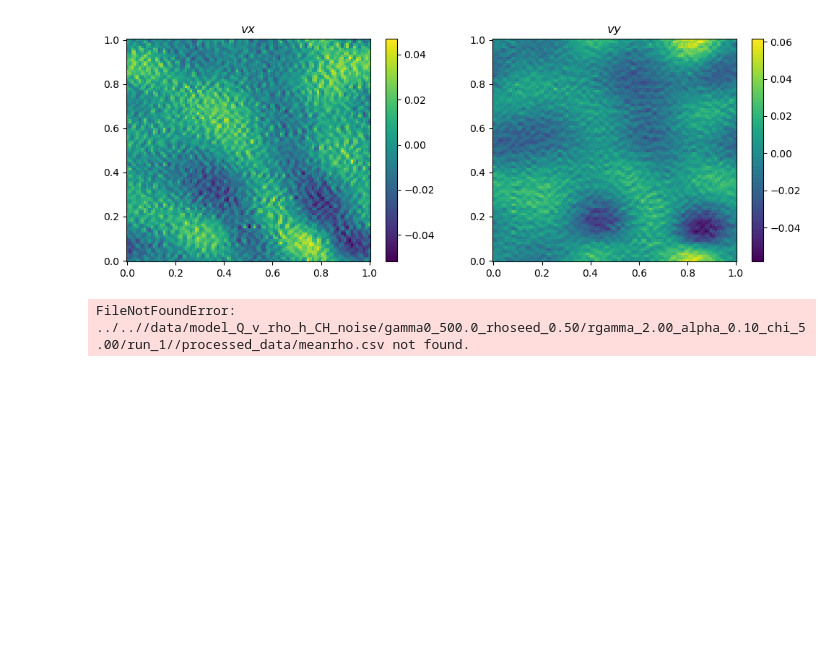
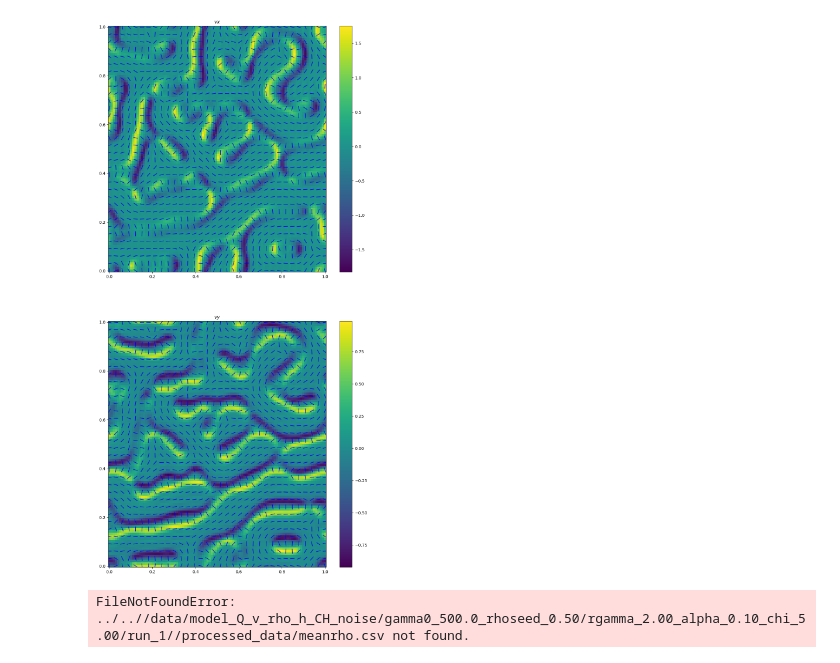
Before and after one commit to toshi-physics/myPSS-friction, a Jupyter notebook: analysis/model_Q_v_rho_heaviside/display_model_Q_v_rho_heaviside.ipynb, the cells around one changed output. Saved outputs shown, nothing was run; the diff lists cells and outputs as text; code cells hidden in the pictures; blank space fills up the shorter version.

```diff
--- a/analysis/model_Q_v_rho_heaviside/display_model_Q_v_rho_heaviside.ipynb
+++ b/analysis/model_Q_v_rho_heaviside/display_model_Q_v_rho_heaviside.ipynb
@@ -2,19 +2,20 @@
 import numpy as np
 from matplotlib import pyplot as plt
 import json, os
+plt.style.use("./tplot.mplstyle")
 # %%
-run = 1
-Gamma0  = 5000.00
-rhoseed = 0.9 #0.9#0.16
-rgamma  = 2.0
+run = 2
+Gamma0  = 500.00
+rhoseed = 2.5 #0.9#0.16
+rgamma  = 1.0
 gammaxx = 1.0
 gammayy = gammaxx*rgamma
 
 alpha = 0.1
 chi = 0
 
-ddir = '/data' #'/new_drho_uniform_data'
-model = '/model_Q_v_rho_h_CH_noise' #
+ddir = '/data' #'/new_drho_data'#
+model = '/model_no_chi_no_growth_Q_noise_test' # '/model_Q_v_rho_h2'#
 
 pdir = '../../'+ddir+model+'/gamma0_{:1.1f}_rhoseed_{:1.2f}/rgamma_{:1.2f}_alpha_{:1.2f}_chi_{:1.2f}/run_{:d}/'.format(Gamma0, rhoseed, rgamma, alpha, chi, run)
 
@@ -84,9 +85,9 @@ plt.show()
 # %%
-fig, ax=plt.subplots(figsize=(12,4),ncols=2)
+fig, ax=plt.subplots(figsize=(12,24),nrows=2)
 #colors = ['#c1272d', '#eecc16','#008176','#0000a7']
 #cmap1 = LinearSegmentedColormap.from_list("mycmap", colors)
 
-n=427
+n=750
 
 Qxx = np.loadtxt(datadir+'Qxx.csv.{:d}'.format(n), delimiter=',')
 Qxy = np.loadtxt(datadir+'Qxy.csv.{:d}'.format(n), delimiter=',')
@@ -107,5 +108,6 @@ fig.colorbar(plot1[0], ax=ax[0])
 fig.colorbar(plot2[0], ax=ax[1])
 ax[0].set_title(r"$ S $")
 ax[1].set_title(r"$ Vorticity $")
+plt.savefig('extensile_no_lambda.svg')
 plt.show()
 # %% [output]
@@ -114,19 +117,25 @@ plt.show()
 # %%
-n=346
+n=188
 vx = np.loadtxt(datadir+'vx.csv.{:d}'.format(n), delimiter=',')
 vy = np.loadtxt(datadir+'vy.csv.{:d}'.format(n), delimiter=',')
+Qxx = np.loadtxt(datadir+'Qxx.csv.{:d}'.format(n), delimiter=',')
+Qxy = np.loadtxt(datadir+'Qxy.csv.{:d}'.format(n), delimiter=',')
+S = np.sqrt(Qxx**2+Qxy**2)
+p_factor=3
+Snx    = np.cos(theta)
+Sny    = np.sin(theta)
 
-fig, ax=plt.subplots(figsize=(12,4),ncols=2)
-plot1 = [ax[0].pcolormesh(xv, yv, vx, cmap='viridis', vmin=np.min(vx), vmax=np.max(vx))]
-plot2 = [ax[1].pcolormesh(xv, yv, vy, cmap='viridis', vmin=np.min(vy), vmax=np.max(vy))]
+fig, ax=plt.subplots(figsize=(12,24),nrows=2)
+plot1 = [ax[0].pcolormesh(xv, yv, vx, cmap='viridis', vmin=np.min(vx), vmax=np.max(vx)), ax[0].quiver(xv[::p_factor, ::p_factor],yv[::p_factor, ::p_factor],Snx[::p_factor, ::p_factor],Sny[::p_factor, ::p_factor], color='b', pivot='middle', headlength=0, headaxislength=0, scale=50, scale_units='xy')]
+plot2 = [ax[1].pcolormesh(xv, yv, vy, cmap='viridis', vmin=np.min(vy), vmax=np.max(vy)), ax[1].quiver(xv[::p_factor, ::p_factor],yv[::p_factor, ::p_factor],Snx[::p_factor, ::p_factor],Sny[::p_factor, ::p_factor], color='b', pivot='middle', headlength=0, headaxislength=0, scale=50, scale_units='xy')]
 
 fig.colorbar(plot1[0], ax=ax[0])
 fig.colorbar(plot2[0], ax=ax[1])
 ax[0].set_title(r"$ vx $")
 ax[1].set_title(r"$ vy $")
 plt.show()
 # %% [output]
-[figure, old version]
+[figure, new version]
 # %%
 Rho = np.loadtxt(pdir+'/processed_data/meanrho.csv', delimiter=',')
 Ssum= np.loadtxt(pdir+'/processed_data/meanS.csv', delimiter=',')
```
Also changed, not shown: parts of 4 cells of this notebook, 24 other files.
